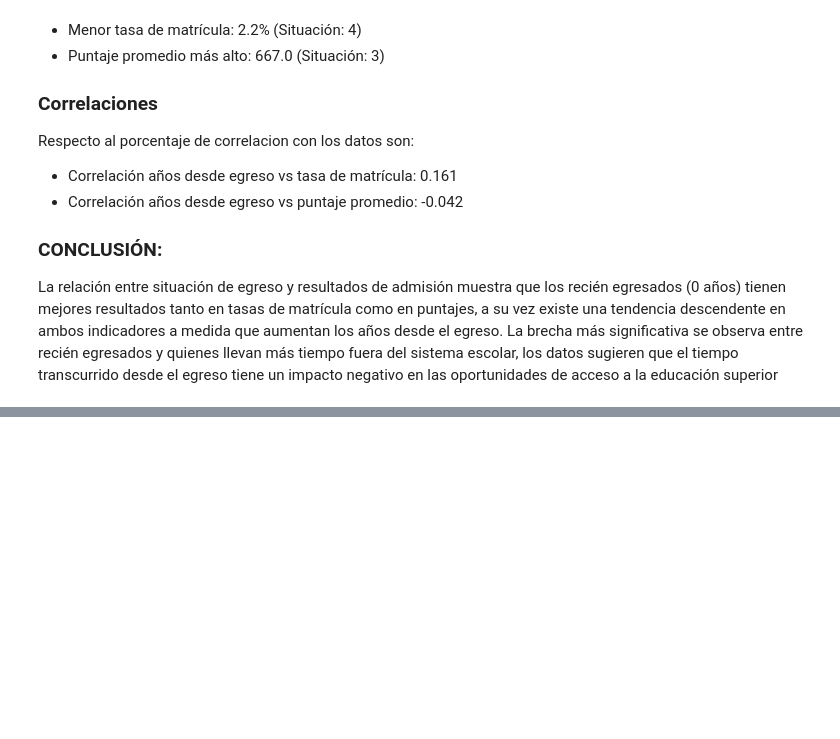
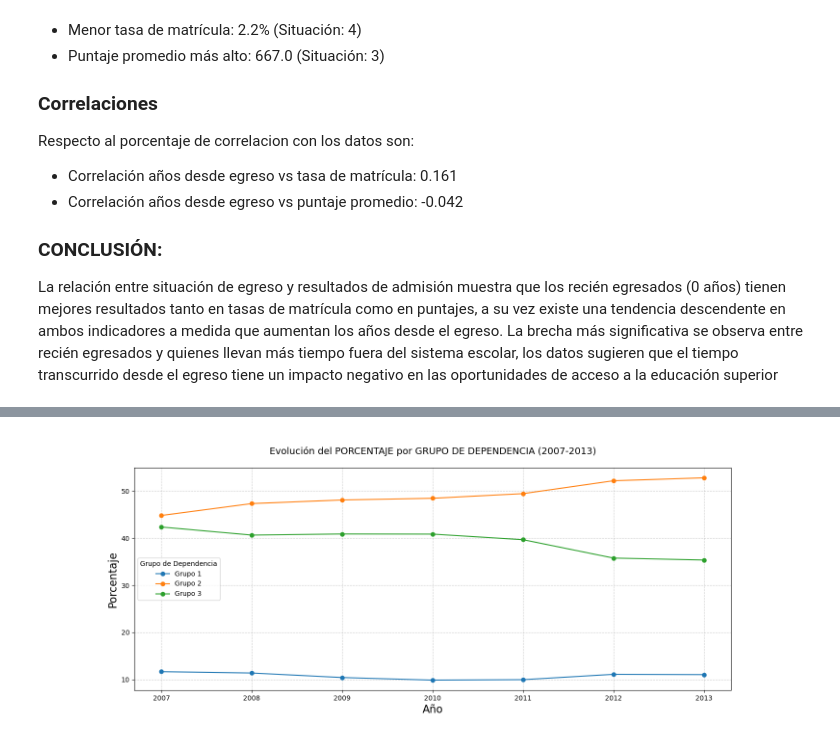
Before and after one commit to Proyecto-IMT-2200/2025-2, a Jupyter notebook: NoteBooks/Presentacion.ipynb, the cells around one changed output, grey strips where cells are left out. Drawn from its saved outputs; the diff is of its cells as text; code cells hidden in the pictures; blank space fills up the shorter version.

```diff
--- a/NoteBooks/Presentacion.ipynb
+++ b/NoteBooks/Presentacion.ipynb
@@ -156,0 +169,4 @@ La relación entre situación de egreso y resultados de admisión muestra que lo
+# %%
+display(Image(filename='graficos-imagenes/terremoto2010.png'))
+# %% [output]
+[figure, added]
```
Also changed, not shown: parts of 15 cells of this notebook, 16 other files.
